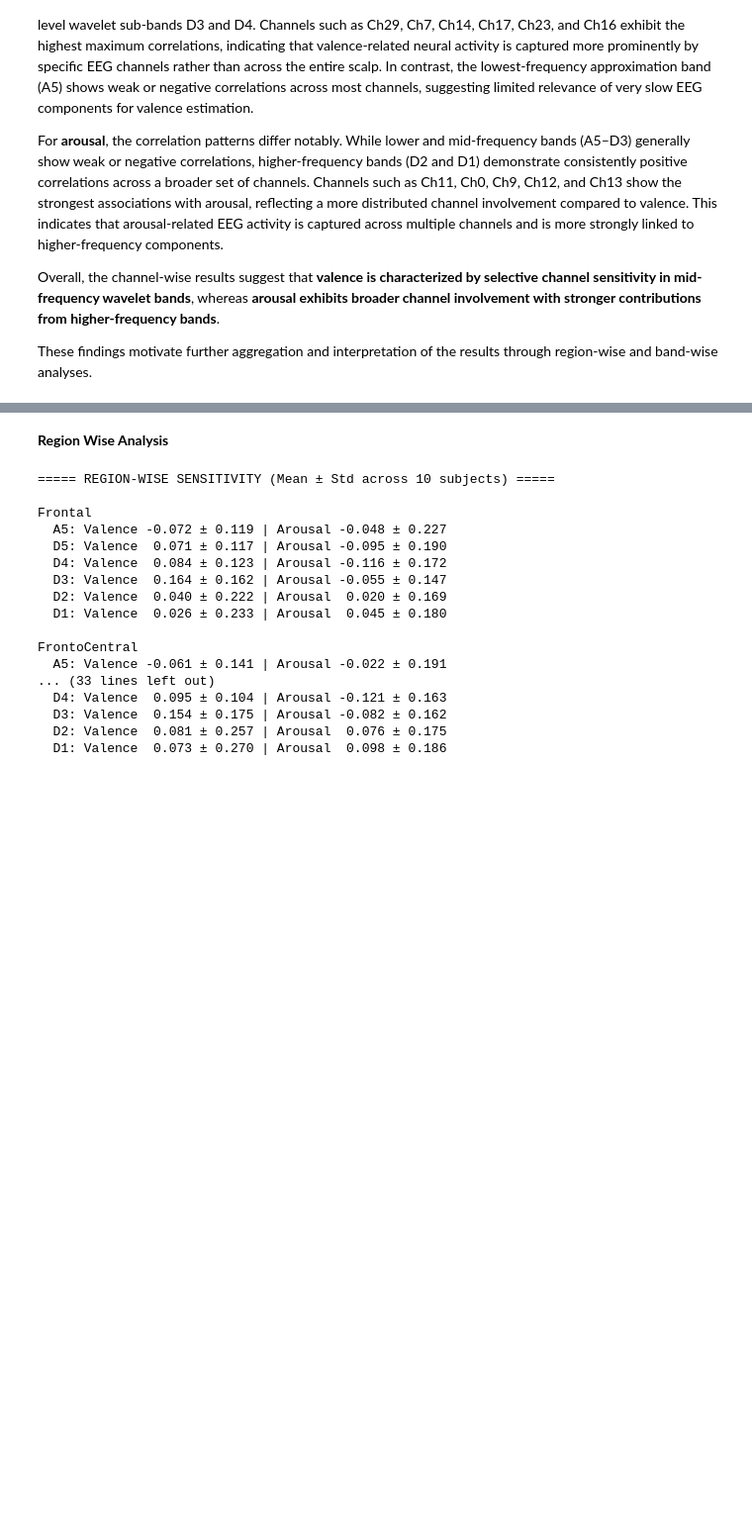
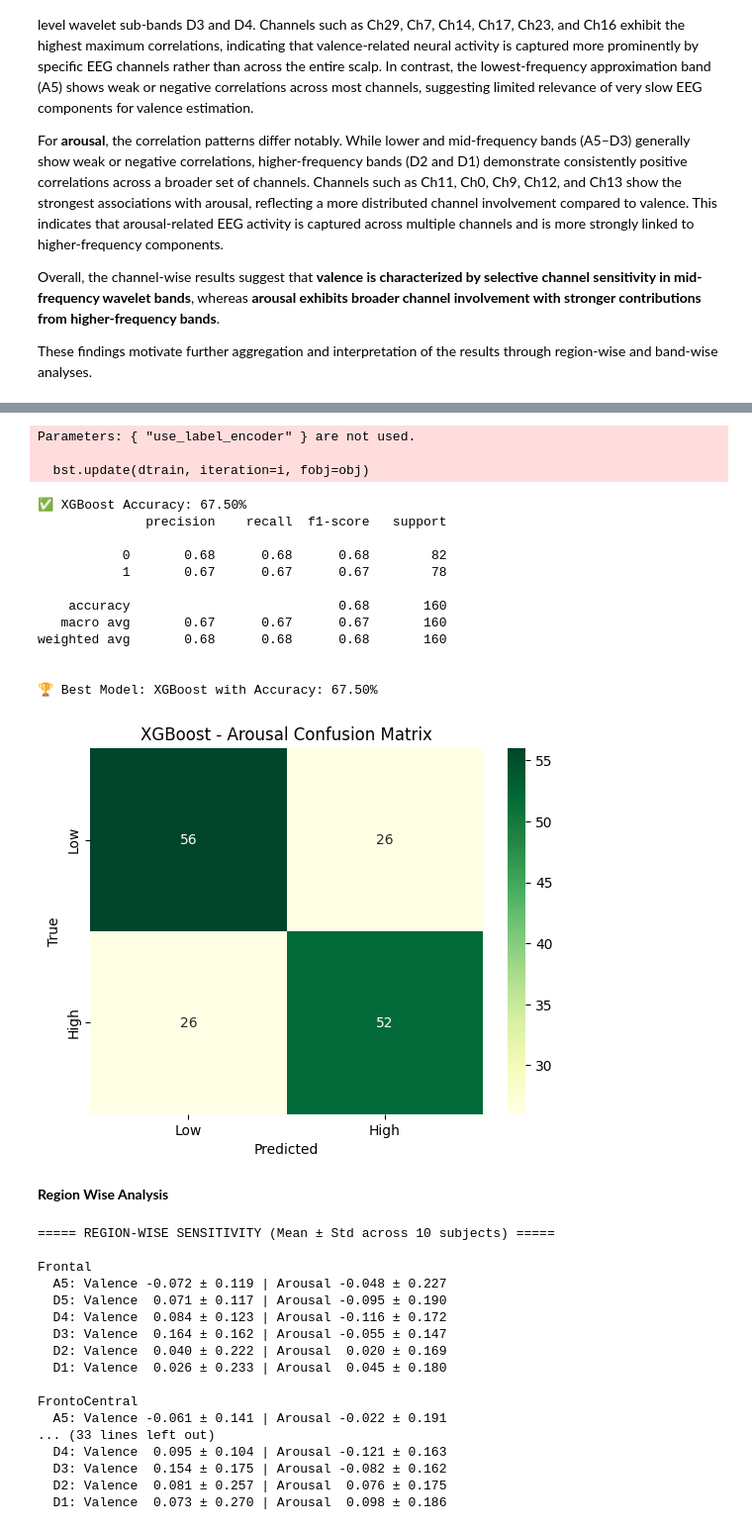
Before and after one commit to Khadijakhanbme/EEG-Emotion-Analysis-Deap-Dataset, a Jupyter notebook: DEAP_DATASET_SIGNAL_PROCESSING_PROJECT.ipynb, the cells around one changed output, grey strips where cells are left out. Shown at 99% size. Drawn from its saved outputs; the diff is of its cells as text; code cells hidden in the pictures; blank space fills up the shorter version.

Commit message:
Add files via upload
Updated Emotions Classification Section

```diff
--- a/DEAP_DATASET_SIGNAL_PROCESSING_PROJECT.ipynb
+++ b/DEAP_DATASET_SIGNAL_PROCESSING_PROJECT.ipynb
@@ -389,0 +494,57 @@ These findings motivate further aggregation and interpretation of the results th
+# %%
+from sklearn.preprocessing import StandardScaler
+from sklearn.model_selection import train_test_split
+from sklearn.ensemble import RandomForestClassifier
+from sklearn.metrics import classification_report, accuracy_score, confusion_matrix
+from xgboost import XGBClassifier
+import seaborn as sns
+import matplotlib.pyplot as plt
+import numpy as np
+
+# === 1. Use top 10 channels and bands D3=3, D2=4, D1=5 ===
+selected_bands = [ 4, 5]  # D2, D1
+top_val_idx = [29, 7, 14, 17, 23, 16, 2, 31, 5, 28]
+
+X_raw = feat_energy[:, :, top_val_idx, :]
+X_filtered = X_raw[:, :, :, selected_bands]  # shape: (subjects, trials, 10, 3)
+X_arousal = X_filtered.reshape(-1, 10 * len(selected_bands))  # shape: (400, 30)
+
+# === 2. Labels: high arousal = 1
+y_arousal = (arousal_all > 5.5).astype(int).reshape(-1)
+
+# === 3. Scale and split
+scaler = StandardScaler()
+X_scaled = scaler.fit_transform(X_arousal)
+X_train, X_test, y_train, y_test = train_test_split(X_scaled, y_arousal, test_size=0.2, random_state=42)
+
+# === 4. Train both models
+models = {
+    "Random Forest": RandomForestClassifier(n_estimators=100, random_state=42),
+    "XGBoost": XGBClassifier(n_estimators=200, max_depth=5, use_label_encoder=False, eval_metric='logloss')
+}
+
+accuracies = {}
+y_preds = {}
+
+for name, model in models.items():
+    model.fit(X_train, y_train)
+    y_pred = model.predict(X_test)
+    acc = accuracy_score(y_test, y_pred)
+    accuracies[name] = acc
+    y_preds[name] = y_pred
+    print(f"\n✅ {name} Accuracy: {acc*100:.2f}%")
+    print(classification_report(y_test, y_pred))
+
+# === 5. Show Confusion Matrix for Best Model
+best_model = max(accuracies, key=accuracies.get)
+best_pred = y_preds[best_model]
+
+print(f"\n🏆 Best Model: {best_model} with Accuracy: {accuracies[best_model]*100:.2f}%")
+
+cm = confusion_matrix(y_test, best_pred)
+sns.heatmap(cm, annot=True, fmt="d", cmap="YlGn", xticklabels=['Low', 'High'], yticklabels=['Low', 'High'])
+plt.title(f"{best_model} - Arousal Confusion Matrix")
+plt.xlabel("Predicted")
+plt.ylabel("True")
+plt.show()
+# %% [output]
@@ -390,3 +560,19 @@ These findings motivate further aggregation and interpretation of the results th
+Parameters: { "use_label_encoder" } are not used.
+
+  bst.update(dtrain, iteration=i, fobj=obj)
+✅ XGBoost Accuracy: 67.50%
+              precision    recall  f1-score   support
+
+           0       0.68      0.68      0.68        82
+           1       0.67      0.67      0.67        78
+
+    accuracy                           0.68       160
+   macro avg       0.67      0.67      0.67       160
+weighted avg       0.68      0.68      0.68       160
+
+
+🏆 Best Model: XGBoost with Accuracy: 67.50%
+[figure, added]
 # %% [markdown]
 **Region Wise Analysis**
 # %%
```
Also changed, not shown: parts of 15 cells of this notebook.
